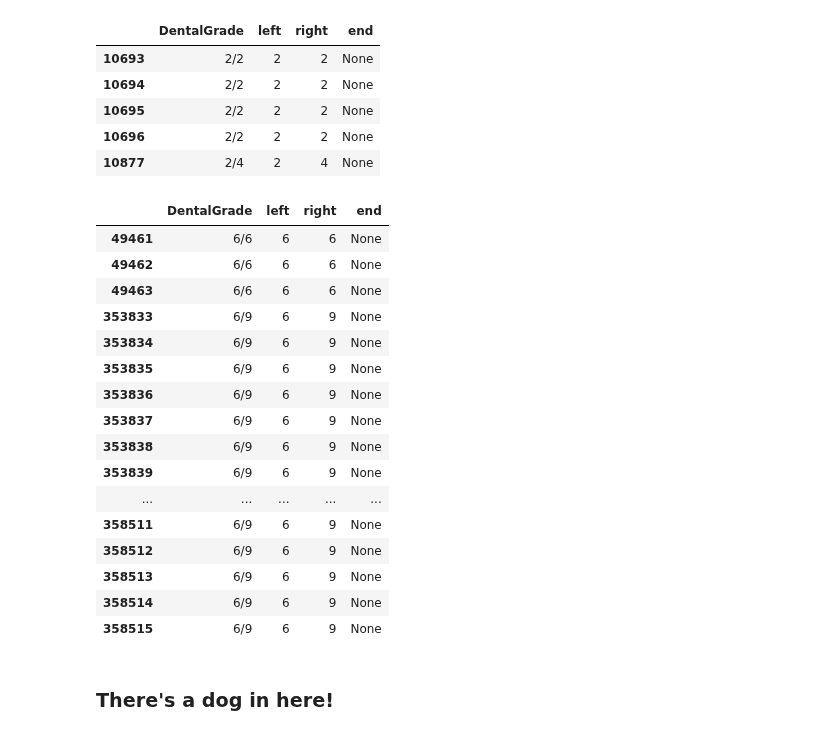
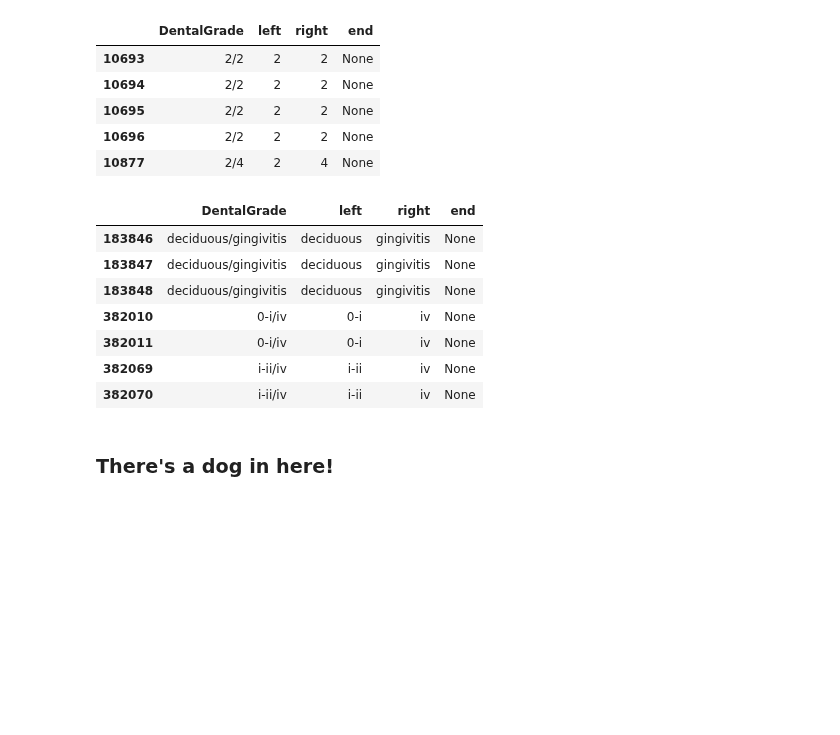
Before and after one commit to ruthpearson/CatHack, a Jupyter notebook: vet_compass/CA_tidydata.ipynb, the cells around one changed output. Cells and saved outputs as stored; diff of their text form; code cells hidden in the pictures; blank space fills up the shorter version.

```diff
--- a/vet_compass/CA_tidydata.ipynb
+++ b/vet_compass/CA_tidydata.ipynb
@@ -368,25 +350,16 @@ dental_split.head()
 | 10696 | 2/2 | 2 | 2 | None |
 | 10877 | 2/4 | 2 | 4 | None |
 # %%
-dental_split[dental_split['left'].str.contains("6")]
+dental_split[dental_split['left'].str.contains("i")]
 # %% [output]
 |  | DentalGrade | left | right | end |
-| 49461 | 6/6 | 6 | 6 | None |
-| 49462 | 6/6 | 6 | 6 | None |
-| 49463 | 6/6 | 6 | 6 | None |
-| 353833 | 6/9 | 6 | 9 | None |
-| 353834 | 6/9 | 6 | 9 | None |
-| 353835 | 6/9 | 6 | 9 | None |
-| 353836 | 6/9 | 6 | 9 | None |
-| 353837 | 6/9 | 6 | 9 | None |
-| 353838 | 6/9 | 6 | 9 | None |
-| 353839 | 6/9 | 6 | 9 | None |
-| ... | ... | ... | ... | ... |
-| 358511 | 6/9 | 6 | 9 | None |
-| 358512 | 6/9 | 6 | 9 | None |
-| 358513 | 6/9 | 6 | 9 | None |
-| 358514 | 6/9 | 6 | 9 | None |
-| 358515 | 6/9 | 6 | 9 | None |
+| 183846 | deciduous/gingivitis | deciduous | gingivitis | None |
+| 183847 | deciduous/gingivitis | deciduous | gingivitis | None |
+| 183848 | deciduous/gingivitis | deciduous | gingivitis | None |
+| 382010 | 0-i/iv | 0-i | iv | None |
+| 382011 | 0-i/iv | 0-i | iv | None |
+| 382069 | i-ii/iv | i-ii | iv | None |
+| 382070 | i-ii/iv | i-ii | iv | None |
 # %% [markdown]
 ### There's a dog in here!
 # %%
```
Also changed, not shown: parts of 7 cells of this notebook.
